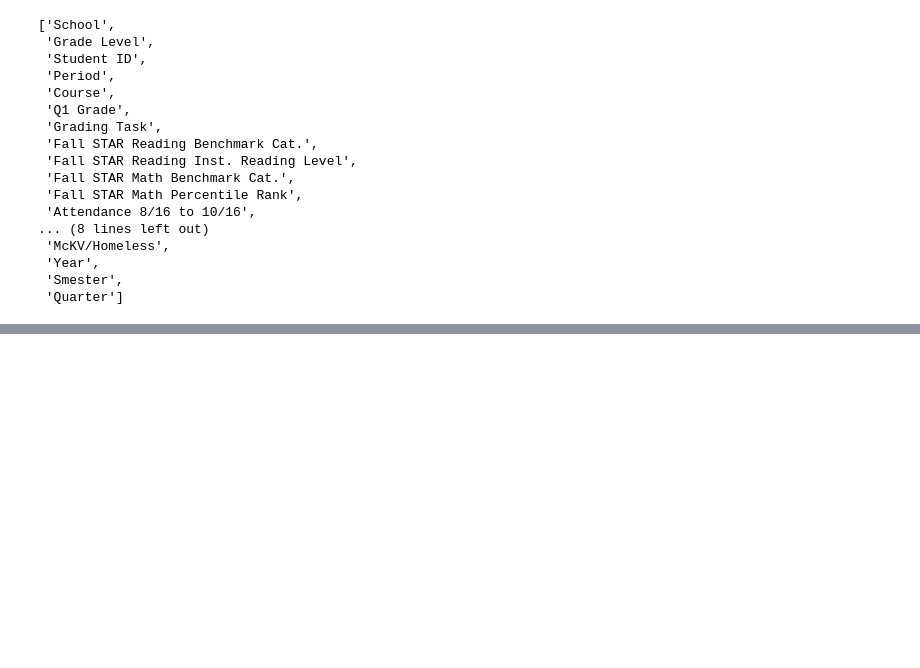
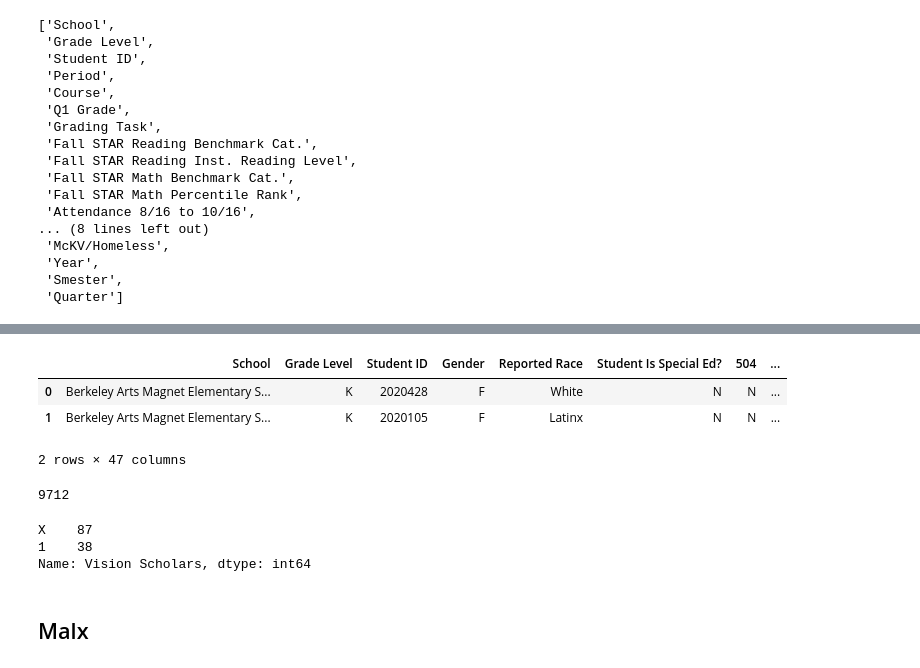
Before and after one commit to hussam95/vincent_eda, a Jupyter notebook: new_old_similarity_check.ipynb, the cells around one changed output, grey strips where cells are left out. Cells and saved outputs as stored; diff of their text form; code cells hidden in the pictures; blank space fills up the shorter version.

```diff
--- a/new_old_similarity_check.ipynb
+++ b/new_old_similarity_check.ipynb
@@ -1178,0 +1205,7 @@ a.columns.to_list()
+# %%
+master_sheet.head(2)
+# %% [output]
+|  | School | Grade Level | Student ID | Gender | Reported Race | Student Is Special Ed? | 504 | ... |
+| 0 | Berkeley Arts Magnet Elementary S... | K | 2020428 | F | White | N | N | ... |
+| 1 | Berkeley Arts Magnet Elementary S... | K | 2020105 | F | Latinx | N | N | ... |
+2 rows × 47 columns
@@ -1178,0 +1214,4 @@ a.columns.to_list()
+# %%
+len(master_sheet_ids)
+# %% [output]
+9712
@@ -1178,0 +1225,8 @@ a.columns.to_list()
+# %%
+master_sheet["Vision Scholars"].value_counts()
+# %% [output]
+X    87
+1    38
+Name: Vision Scholars, dtype: int64
+# %% [markdown]
+## Malx
```
Also changed, not shown: parts of 66 cells of this notebook.
